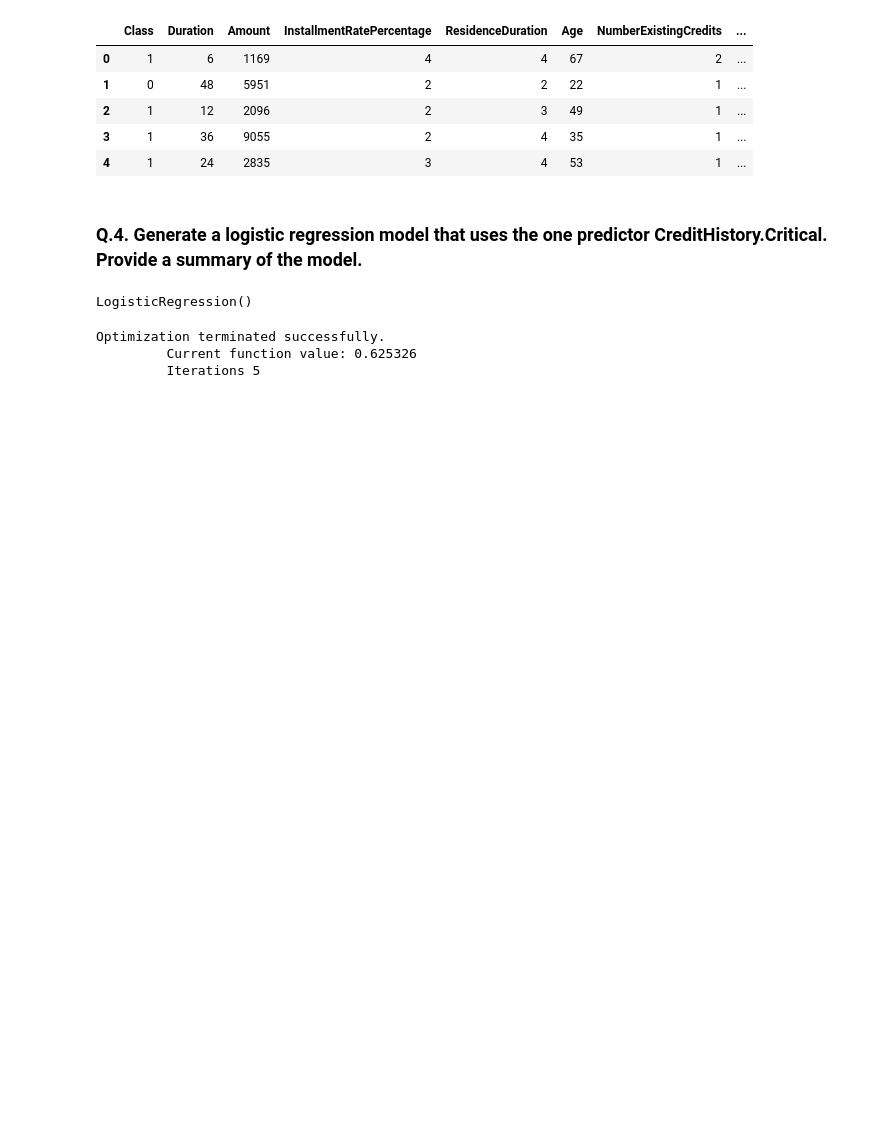
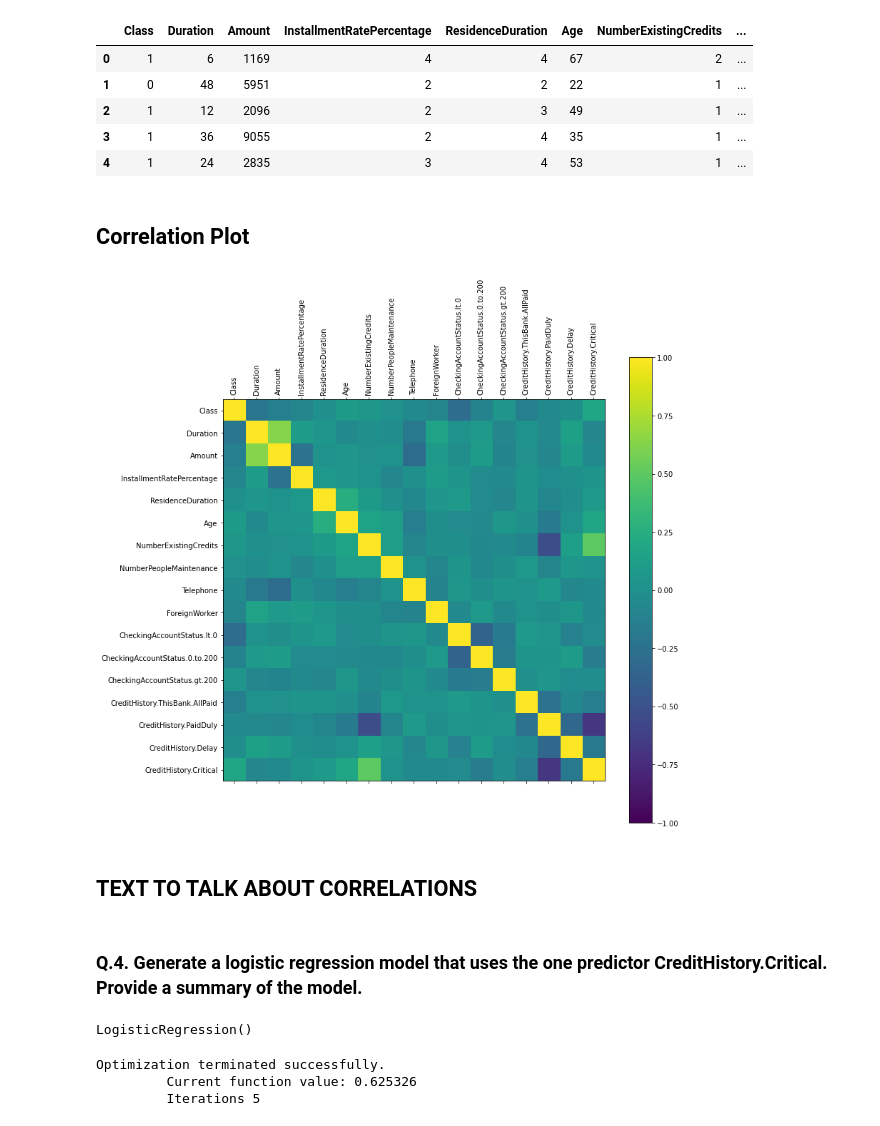
Before and after one commit to rodolfolermacontreras/ML_1_Assignment_3, a Jupyter notebook: ML510-Lesson3_Rodolfo_Lerma.ipynb, the cells around one changed output. Cells and saved outputs as stored; diff of their text form; code cells hidden in the pictures; blank space fills up the shorter version.

```diff
--- a/ML510-Lesson3_Rodolfo_Lerma.ipynb
+++ b/ML510-Lesson3_Rodolfo_Lerma.ipynb
@@ -224,20 +233,26 @@ credit_train.head()
 | 2 | 1 | 12 | 2096 | 2 | 3 | 49 | 1 | ... |
 | 3 | 1 | 36 | 9055 | 2 | 4 | 35 | 1 | ... |
 | 4 | 1 | 24 | 2835 | 3 | 4 | 53 | 1 | ... |
+# %% [markdown]
+## Correlation Plot
 # %%
-# #Correlation plots for all the numerical features
-# columns = credit_train.columns.tolist()
-# correlations = credit_train.corr()
-# fig = plt.figure(figsize = (12,12))
-# ax = fig.add_subplot(111)
-# cax = ax.matshow(correlations, vmin=-1, vmax=1)
-# fig.colorbar(cax)
-# ticks = np.arange(0,16,1)
-# ax.set_xticks(ticks)
-# ax.set_yticks(ticks)
-# ax.set_xticklabels(columns, fontsize = 15)
-# ax.set_yticklabels(columns, fontsize = 15)
-# plt.show()
+#Correlation plots for all the numerical features
+columns = credit_train.columns.tolist()
+correlations = credit_train.corr()
+fig = plt.figure(figsize = (12,12))
+ax = fig.add_subplot(111)
+cax = ax.matshow(correlations, vmin=-1, vmax=1)
+fig.colorbar(cax)
+ticks = np.arange(0,17,1)
+ax.set_xticks(ticks)
+ax.set_yticks(ticks)
+ax.set_xticklabels(columns, fontsize = 10, rotation=90)
+ax.set_yticklabels(columns, fontsize = 10)
+plt.show()
+# %% [output]
+[figure, added]
+# %% [markdown]
+## TEXT TO TALK ABOUT CORRELATIONS
 # %% [markdown]
 <h3>Q.4. Generate a logistic regression model that uses the one predictor CreditHistory.Critical. Provide a summary of the model. </h3>
 # %%
@@ -246,15 +261,3 @@ from sklearn.linear_model import LogisticRegression
 import statsmodels.api as sm
 import statsmodels.formula.api as smf
 %matplotlib inline
-# %%
-# #Dropping the 2 categorical variables
-X = credit_train["CreditHistory.Critical"].to_numpy()
-y = credit_train["Class"].to_numpy()
-
-X_t = credit_test["CreditHistory.Critical"].to_numpy()
-y_t = credit_test["Class"].to_numpy()
-
-log_reg_sk = LogisticRegression()
-log_reg_sk.fit(X.reshape(-1,1), y)
-# %% [output]
-LogisticRegression()
@@ -264 +272,7 @@ y_train = credit_train[["Class"]].astype(float)
+# %%
+#Logistic Regression Sklearn Model
+log_reg_sk = LogisticRegression()
+log_reg_sk.fit(X_train, y_train)
+# %% [output]
+LogisticRegression()
 # %%
```
Also changed, not shown: parts of 40 cells of this notebook.
